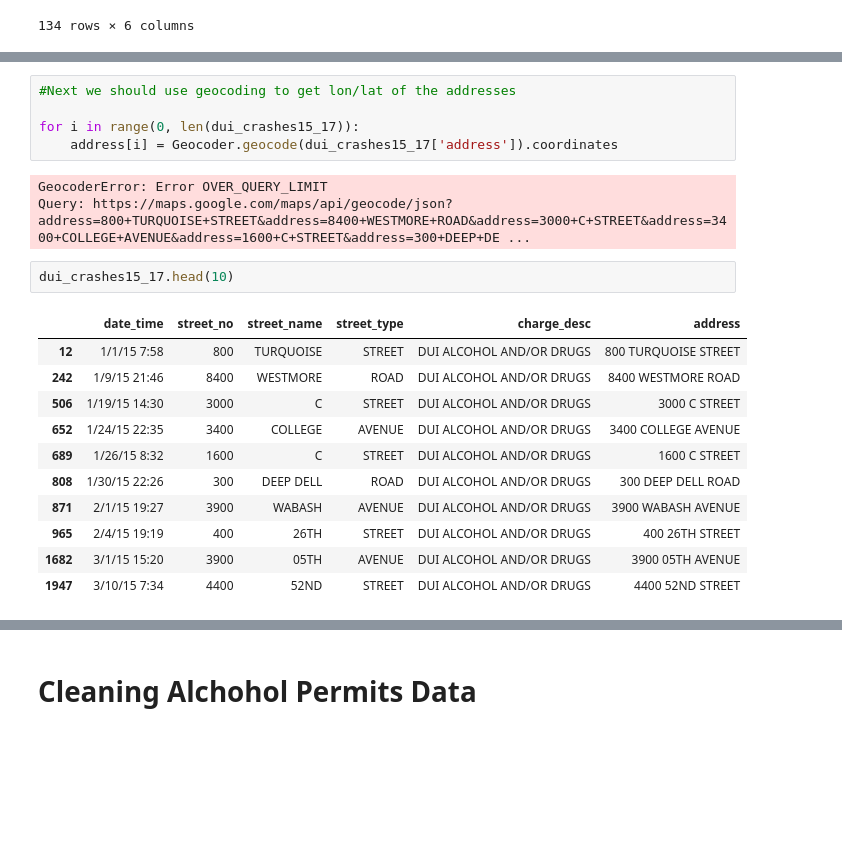
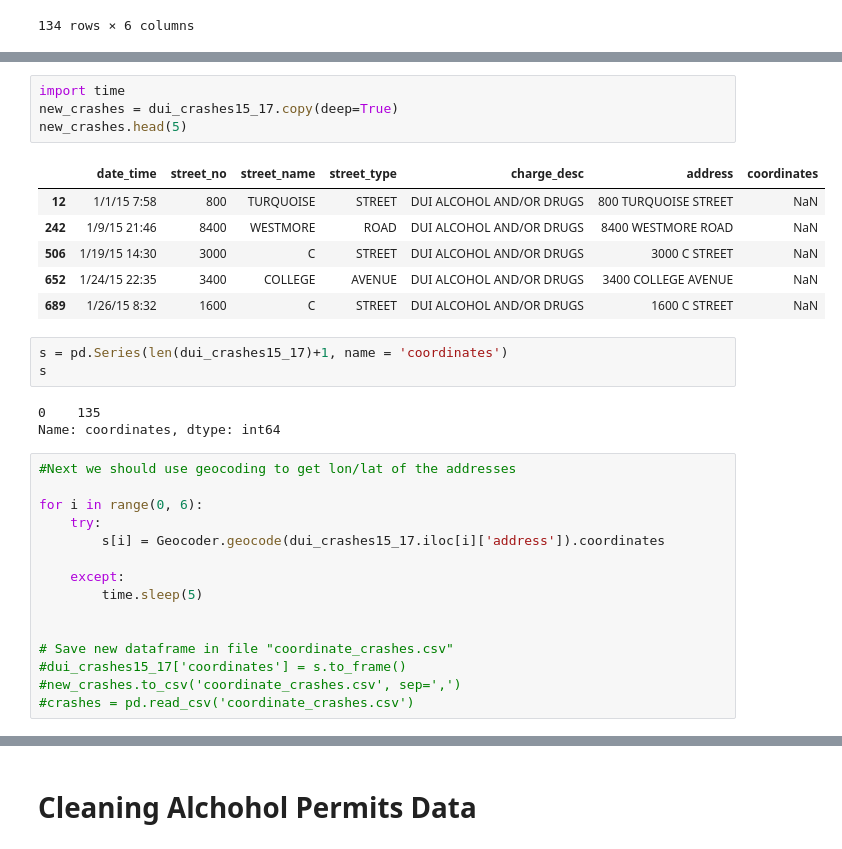
Before and after one commit to sarah-george/San-Diego-DUI-Crashes-and-Arrests, a Jupyter notebook: DUI_Notebook_V2.ipynb, the cells around one changed output, grey strips where cells are left out. Saved outputs shown, nothing was run; the diff lists cells and outputs as text; blank space fills up the shorter version.

Commit message:
dataframe problems

```diff
--- a/DUI_Notebook_V2.ipynb
+++ b/DUI_Notebook_V2.ipynb
@@ -153,22 +159,32 @@ len(dui_crashes15_17)
+# %%
+import time
+new_crashes = dui_crashes15_17.copy(deep=True)
+new_crashes.head(5)
+# %% [output]
+|  | date_time | street_no | street_name | street_type | charge_desc | address | coordinates |
+| 12 | 1/1/15 7:58 | 800 | TURQUOISE | STREET | DUI ALCOHOL AND/OR DRUGS | 800 TURQUOISE STREET | NaN |
+| 242 | 1/9/15 21:46 | 8400 | WESTMORE | ROAD | DUI ALCOHOL AND/OR DRUGS | 8400 WESTMORE ROAD | NaN |
+| 506 | 1/19/15 14:30 | 3000 | C | STREET | DUI ALCOHOL AND/OR DRUGS | 3000 C STREET | NaN |
+| 652 | 1/24/15 22:35 | 3400 | COLLEGE | AVENUE | DUI ALCOHOL AND/OR DRUGS | 3400 COLLEGE AVENUE | NaN |
+| 689 | 1/26/15 8:32 | 1600 | C | STREET | DUI ALCOHOL AND/OR DRUGS | 1600 C STREET | NaN |
+# %%
+s = pd.Series(len(dui_crashes15_17)+1, name = 'coordinates')
+s
+# %% [output]
+0    135
+Name: coordinates, dtype: int64
 # %%
 #Next we should use geocoding to get lon/lat of the addresses
 
-for i in range(0, len(dui_crashes15_17)):
-    address[i] = Geocoder.geocode(dui_crashes15_17['address']).coordinates
+for i in range(0, 6):
+    try:
+        s[i] = Geocoder.geocode(dui_crashes15_17.iloc[i]['address']).coordinates
+
+    except:
+        time.sleep(5)
+
+
+# Save new dataframe in file "coordinate_crashes.csv"
+#dui_crashes15_17['coordinates'] = s.to_frame()
+#new_crashes.to_csv('coordinate_crashes.csv', sep=',')
+#crashes = pd.read_csv('coordinate_crashes.csv')
-# %% [output]
-GeocoderError: Error OVER_QUERY_LIMIT
-Query: https://maps.google.com/maps/api/geocode/json?address=800+TURQUOISE+STREET&address=8400+WESTMORE+ROAD&address=3000+C+STREET&address=3400+COLLEGE+AVENUE&address=1600+C+STREET&address=300+DEEP+DE ...
-# %%
-dui_crashes15_17.head(10)
-# %% [output]
-|  | date_time | street_no | street_name | street_type | charge_desc | address |
-| 12 | 1/1/15 7:58 | 800 | TURQUOISE | STREET | DUI ALCOHOL AND/OR DRUGS | 800 TURQUOISE STREET |
-| 242 | 1/9/15 21:46 | 8400 | WESTMORE | ROAD | DUI ALCOHOL AND/OR DRUGS | 8400 WESTMORE ROAD |
-| 506 | 1/19/15 14:30 | 3000 | C | STREET | DUI ALCOHOL AND/OR DRUGS | 3000 C STREET |
-| 652 | 1/24/15 22:35 | 3400 | COLLEGE | AVENUE | DUI ALCOHOL AND/OR DRUGS | 3400 COLLEGE AVENUE |
-| 689 | 1/26/15 8:32 | 1600 | C | STREET | DUI ALCOHOL AND/OR DRUGS | 1600 C STREET |
-| 808 | 1/30/15 22:26 | 300 | DEEP DELL | ROAD | DUI ALCOHOL AND/OR DRUGS | 300 DEEP DELL ROAD |
-| 871 | 2/1/15 19:27 | 3900 | WABASH | AVENUE | DUI ALCOHOL AND/OR DRUGS | 3900 WABASH AVENUE |
-| 965 | 2/4/15 19:19 | 400 | 26TH | STREET | DUI ALCOHOL AND/OR DRUGS | 400 26TH STREET |
-| 1682 | 3/1/15 15:20 | 3900 | 05TH | AVENUE | DUI ALCOHOL AND/OR DRUGS | 3900 05TH AVENUE |
-| 1947 | 3/10/15 7:34 | 4400 | 52ND | STREET | DUI ALCOHOL AND/OR DRUGS | 4400 52ND STREET |
```
Also changed, not shown: parts of 4 cells of this notebook.
